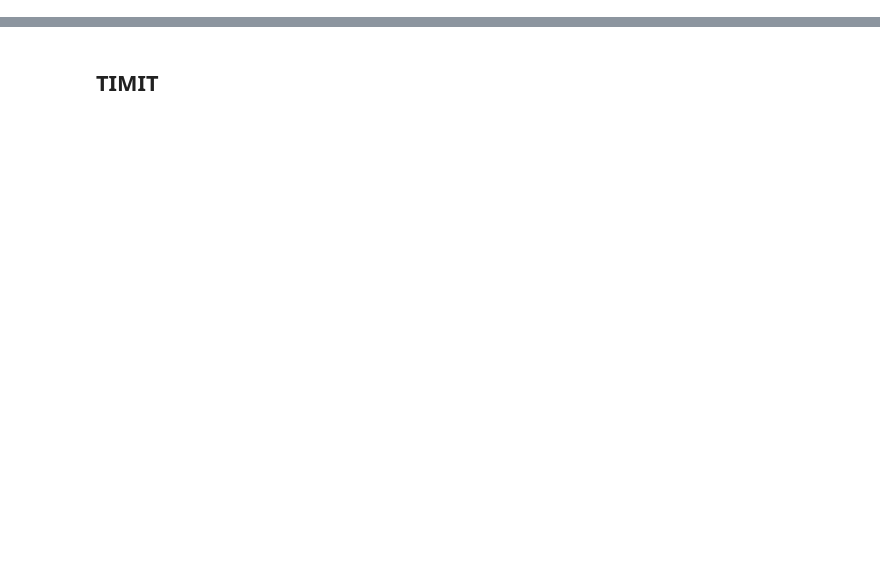
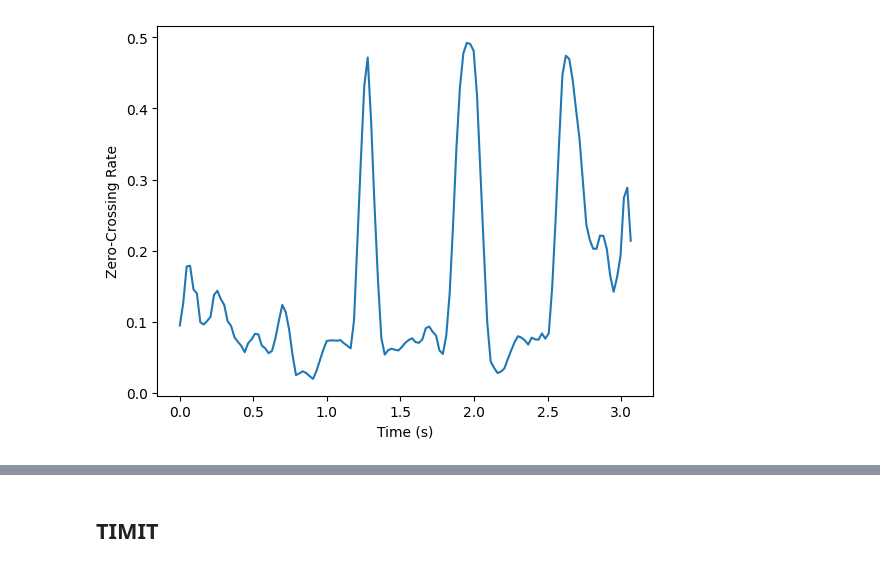
Before and after one commit to cassuci/adf-detector, a Jupyter notebook: 1-1-data-exploring.ipynb, the cells around one changed output, grey strips where cells are left out. Cells and saved outputs as stored; diff of their text form; code cells hidden in the pictures; blank space fills up the shorter version.

```diff
--- a/1-1-data-exploring.ipynb
+++ b/1-1-data-exploring.ipynb
@@ -2,0 +150,11 @@ import pandas as pd
+# %%
+# Calculate zero-crossing rate
+zero_crossings_rate = librosa.feature.zero_crossing_rate(y)
+
+# Plot zero-crossing rate over time
+plt.plot(librosa.times_like(zero_crossings_rate), zero_crossings_rate[0])
+plt.xlabel('Time (s)')
+plt.ylabel('Zero-Crossing Rate')
+plt.show()
+# %% [output]
+[figure, added]
```
Also changed, not shown: parts of 14 cells of this notebook.
